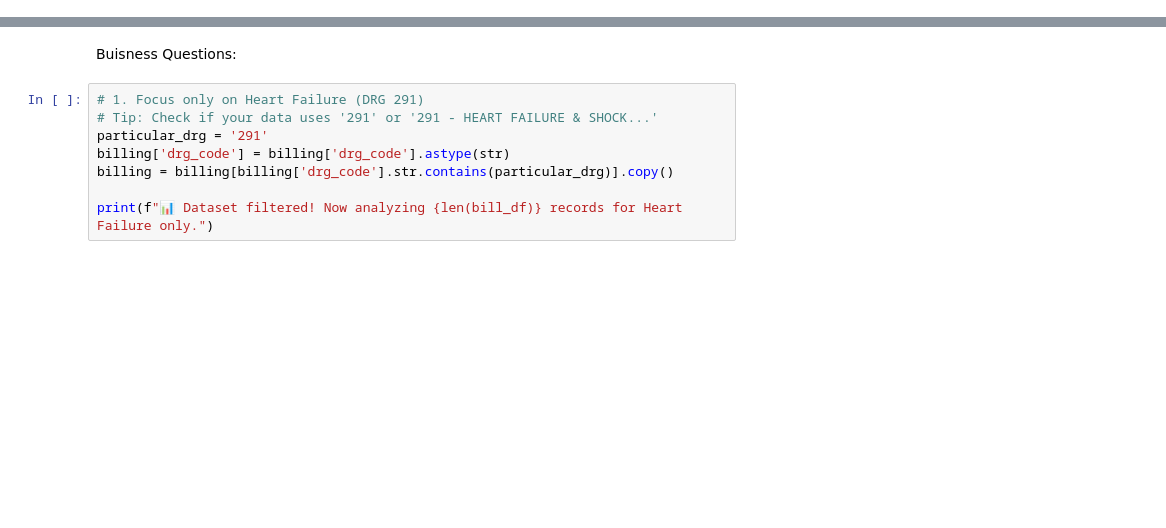
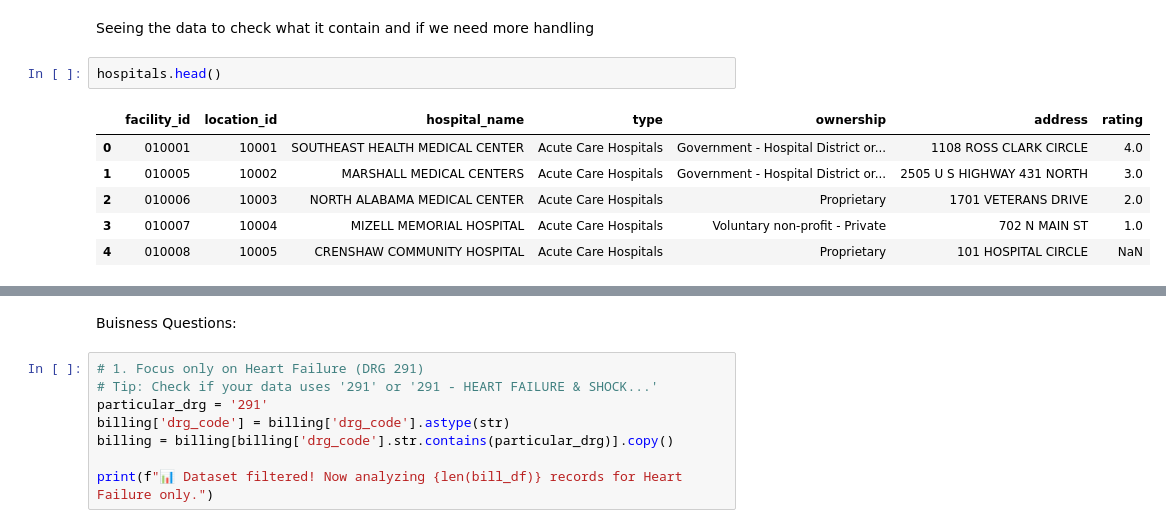
Before and after one commit to SupriyaGiri14/SQL-Miniproject, a Jupyter notebook: Notebook/data_preprocessing.ipynb, the cells around one changed output, grey strips where cells are left out. Drawn from its saved outputs; the diff is of its cells as text; blank space fills up the shorter version.

```diff
--- a/Notebook/data_preprocessing.ipynb
+++ b/Notebook/data_preprocessing.ipynb
@@ -54,0 +173,11 @@ print("🚀 Done! All 4 files are ready in your folder.")
+# %% [markdown]
+Seeing the data to check what it contain and if we need more handling
+# %%
+hospitals.head()
+# %% [output]
+|  | facility_id | location_id | hospital_name | type | ownership | address | rating |
+| 0 | 010001 | 10001 | SOUTHEAST HEALTH MEDICAL CENTER | Acute Care Hospitals | Government - Hospital District or... | 1108 ROSS CLARK CIRCLE | 4.0 |
+| 1 | 010005 | 10002 | MARSHALL MEDICAL CENTERS | Acute Care Hospitals | Government - Hospital District or... | 2505 U S HIGHWAY 431 NORTH | 3.0 |
+| 2 | 010006 | 10003 | NORTH ALABAMA MEDICAL CENTER | Acute Care Hospitals | Proprietary | 1701 VETERANS DRIVE | 2.0 |
+| 3 | 010007 | 10004 | MIZELL MEMORIAL HOSPITAL | Acute Care Hospitals | Voluntary non-profit - Private | 702 N MAIN ST | 1.0 |
+| 4 | 010008 | 10005 | CRENSHAW COMMUNITY HOSPITAL | Acute Care Hospitals | Proprietary | 101 HOSPITAL CIRCLE | NaN |
```
Also changed, not shown: parts of 15 cells of this notebook, 4 other files.
